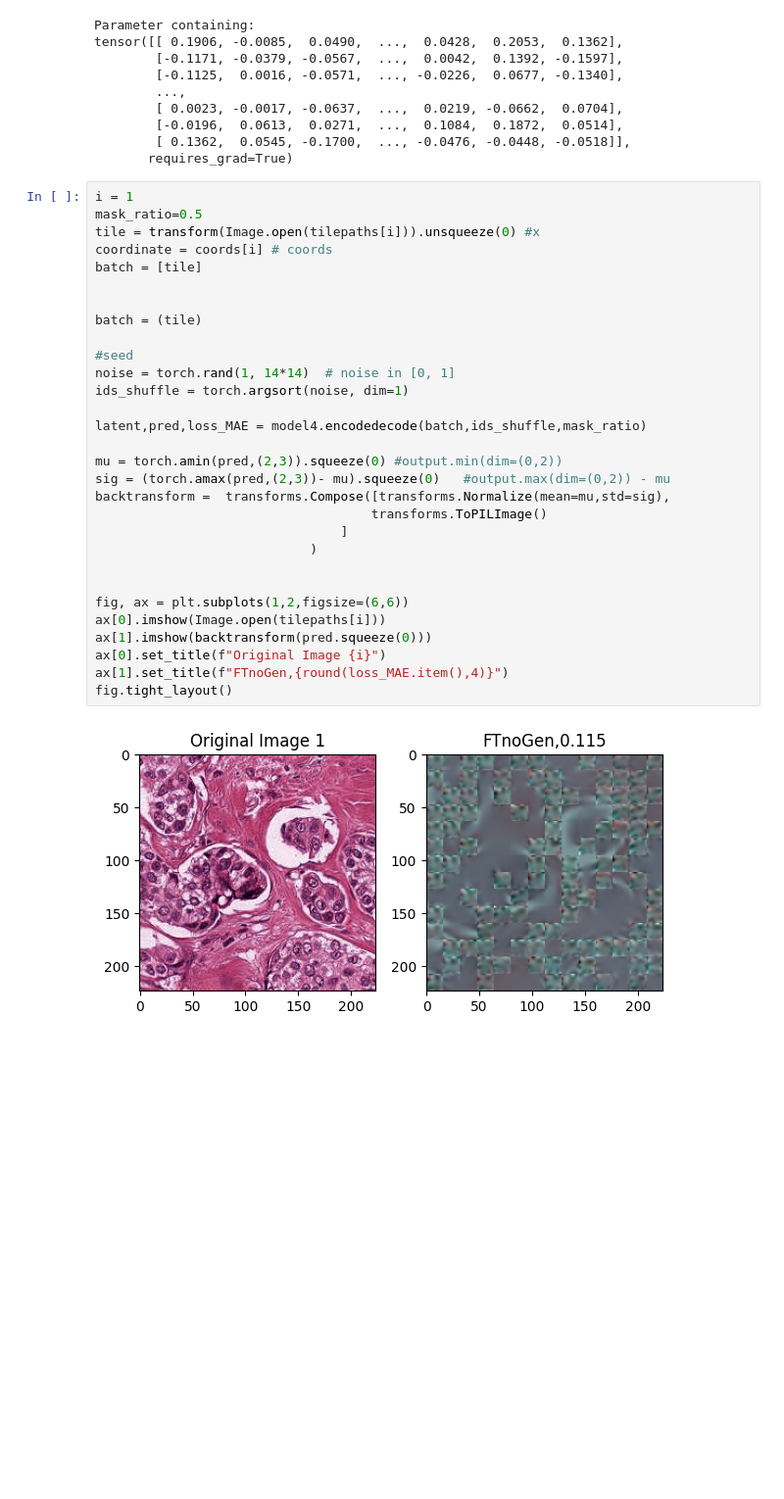
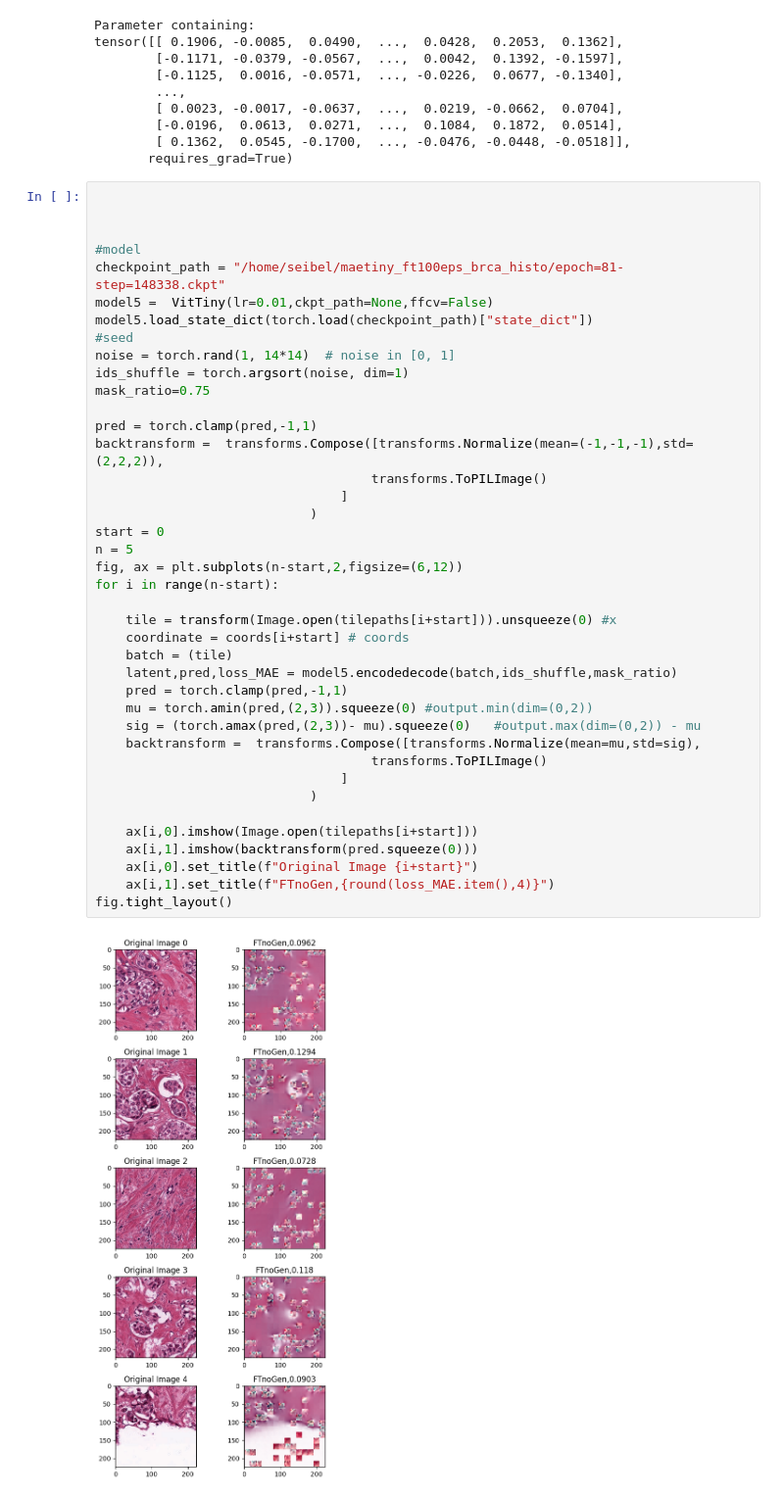
Before and after one commit to SeibelT/multimodal_survival_prediction, a Jupyter notebook: Encoding_Explained.ipynb, the cells around one changed output. Shown at 98% size. Drawn from its saved outputs; the diff is of its cells as text; blank space fills up the shorter version.

Commit message:
added further models

```diff
--- a/Encoding_Explained.ipynb
+++ b/Encoding_Explained.ipynb
@@ -1031,34 +1024,44 @@ tensor([[ 0.1906, -0.0085,  0.0490,  ...,  0.0428,  0.2053,  0.1362],
         [ 0.1362,  0.0545, -0.1700,  ..., -0.0476, -0.0448, -0.0518]],
        requires_grad=True)
 # %%
-i = 1
-mask_ratio=0.5
-tile = transform(Image.open(tilepaths[i])).unsqueeze(0) #x
-coordinate = coords[i] # coords
-batch = [tile]
 
 
-batch = (tile)
 
+#model
+checkpoint_path = "/home/seibel/maetiny_ft100eps_brca_histo/epoch=81-step=148338.ckpt"
+model5 =  VitTiny(lr=0.01,ckpt_path=None,ffcv=False)
+model5.load_state_dict(torch.load(checkpoint_path)["state_dict"])
 #seed
 noise = torch.rand(1, 14*14)  # noise in [0, 1]
 ids_shuffle = torch.argsort(noise, dim=1)
+mask_ratio=0.75
 
-latent,pred,loss_MAE = model4.encodedecode(batch,ids_shuffle,mask_ratio)
+pred = torch.clamp(pred,-1,1)
+backtransform =  transforms.Compose([transforms.Normalize(mean=(-1,-1,-1),std=(2,2,2)),
+                                    transforms.ToPILImage()
+                                ]
+                            )
+start = 0
+n = 5
+fig, ax = plt.subplots(n-start,2,figsize=(6,12))
+for i in range(n-start):
 
-mu = torch.amin(pred,(2,3)).squeeze(0) #output.min(dim=(0,2))
-sig = (torch.amax(pred,(2,3))- mu).squeeze(0)   #output.max(dim=(0,2)) - mu
-backtransform =  transforms.Compose([transforms.Normalize(mean=mu,std=sig),
+    tile = transform(Image.open(tilepaths[i+start])).unsqueeze(0) #x
+    coordinate = coords[i+start] # coords
+    batch = (tile)
+    latent,pred,loss_MAE = model5.encodedecode(batch,ids_shuffle,mask_ratio)
+    pred = torch.clamp(pred,-1,1)
+    mu = torch.amin(pred,(2,3)).squeeze(0) #output.min(dim=(0,2))
+    sig = (torch.amax(pred,(2,3))- mu).squeeze(0)   #output.max(dim=(0,2)) - mu
+    backtransform =  transforms.Compose([transforms.Normalize(mean=mu,std=sig),
                                     transforms.ToPILImage()
                                 ]
                             )
 
-
-fig, ax = plt.subplots(1,2,figsize=(6,6))
-ax[0].imshow(Image.open(tilepaths[i]))
-ax[1].imshow(backtransform(pred.squeeze(0)))
-ax[0].set_title(f"Original Image {i}")
-ax[1].set_title(f"FTnoGen,{round(loss_MAE.item(),4)}")
+    ax[i,0].imshow(Image.open(tilepaths[i+start]))
+    ax[i,1].imshow(backtransform(pred.squeeze(0)))
+    ax[i,0].set_title(f"Original Image {i+start}")
+    ax[i,1].set_title(f"FTnoGen,{round(loss_MAE.item(),4)}")
 fig.tight_layout()
 # %% [output]
-[figure, old version]
+[figure, new version]
```
Also changed, not shown: parts of 26 cells of this notebook, 10 other files.
